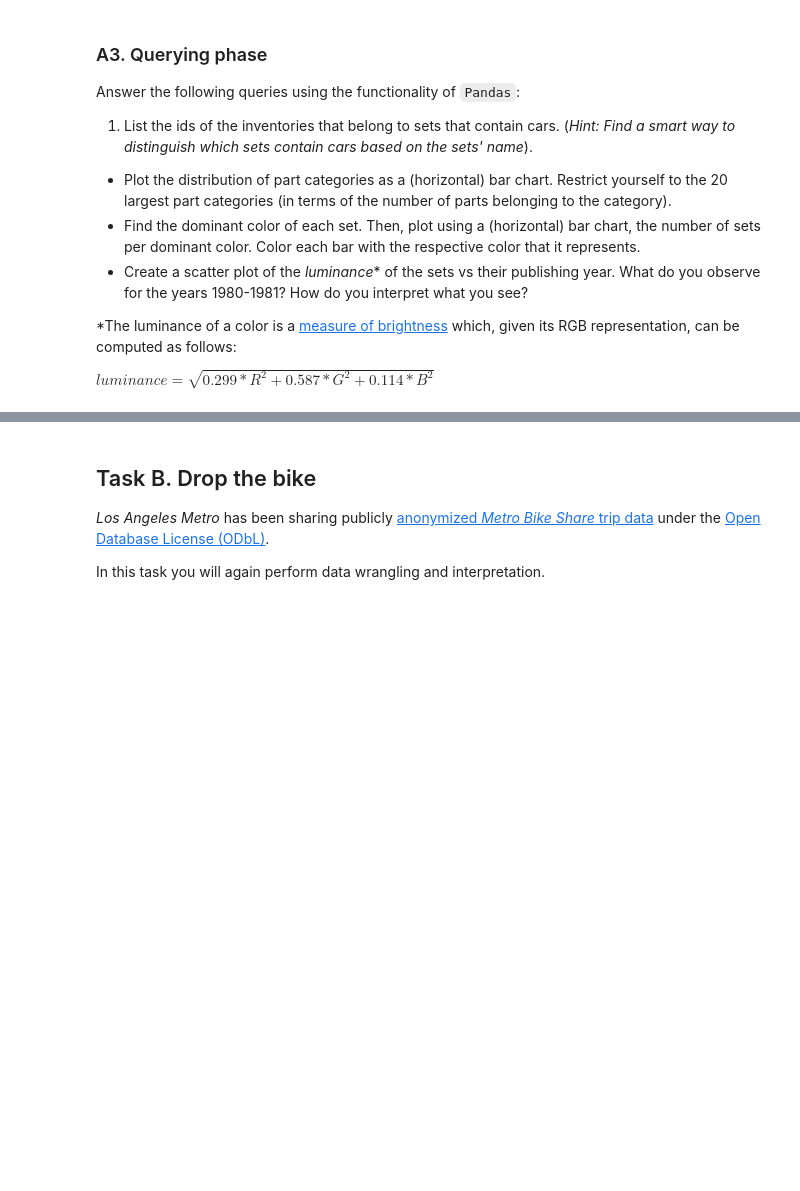
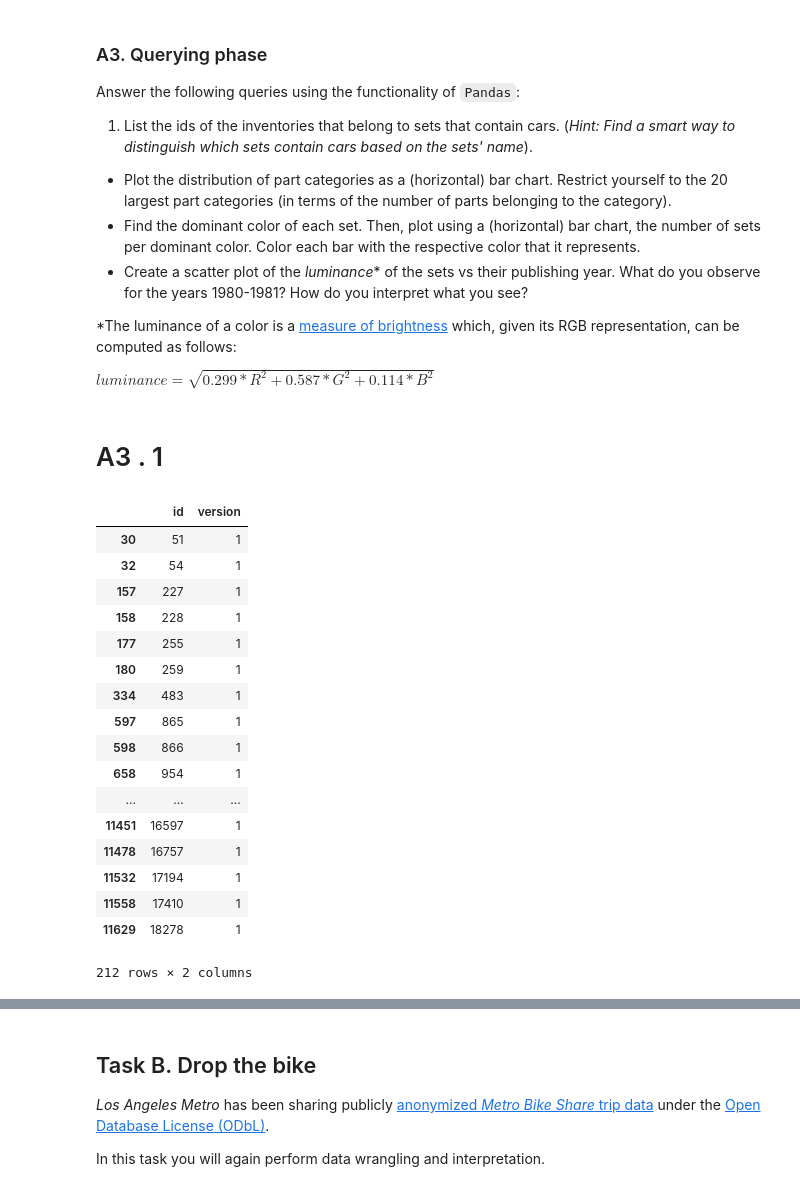
Before and after one commit to Apiquet/ADA_EPFL, a Jupyter notebook: ADA2018-Homework-master/01 - Pandas and Data Wrangling/Exercise 1.ipynb, the cells around one changed output, grey strips where cells are left out. Drawn from its saved outputs; the diff is of its cells as text; code cells hidden in the pictures; blank space fills up the shorter version.

```diff
--- a/ADA2018-Homework-master/01 - Pandas and Data Wrangling/Exercise 1.ipynb
+++ b/ADA2018-Homework-master/01 - Pandas and Data Wrangling/Exercise 1.ipynb
@@ -170,0 +188,32 @@ inventory_parts.loc[inventory_parts.part_id == m]
+# %% [markdown]
+#    A3 . 1    #
+# %%
+
+
+
+cars_part_id = parts.loc[parts['part_cat_id'] == 29].id
+cars_inventory_parts = inventory_parts.loc[inventory_parts['part_id'].isin(cars_part_id)].inventory_id
+
+cars_inventory_sets = inventories.loc[inventories['id'].isin(cars_inventory_parts.index)]
+cars_inventory_sets
+#inventories
+#sets.loc[sets['id'].isin(cars_inventory_sets.set_id)]
+# %% [output]
+|  | id | version |
+| 30 | 51 | 1 |
+| 32 | 54 | 1 |
+| 157 | 227 | 1 |
+| 158 | 228 | 1 |
+| 177 | 255 | 1 |
+| 180 | 259 | 1 |
+| 334 | 483 | 1 |
+| 597 | 865 | 1 |
+| 598 | 866 | 1 |
+| 658 | 954 | 1 |
+| ... | ... | ... |
+| 11451 | 16597 | 1 |
+| 11478 | 16757 | 1 |
+| 11532 | 17194 | 1 |
+| 11558 | 17410 | 1 |
+| 11629 | 18278 | 1 |
+212 rows × 2 columns
```
Also changed, not shown: parts of 10 cells of this notebook.
